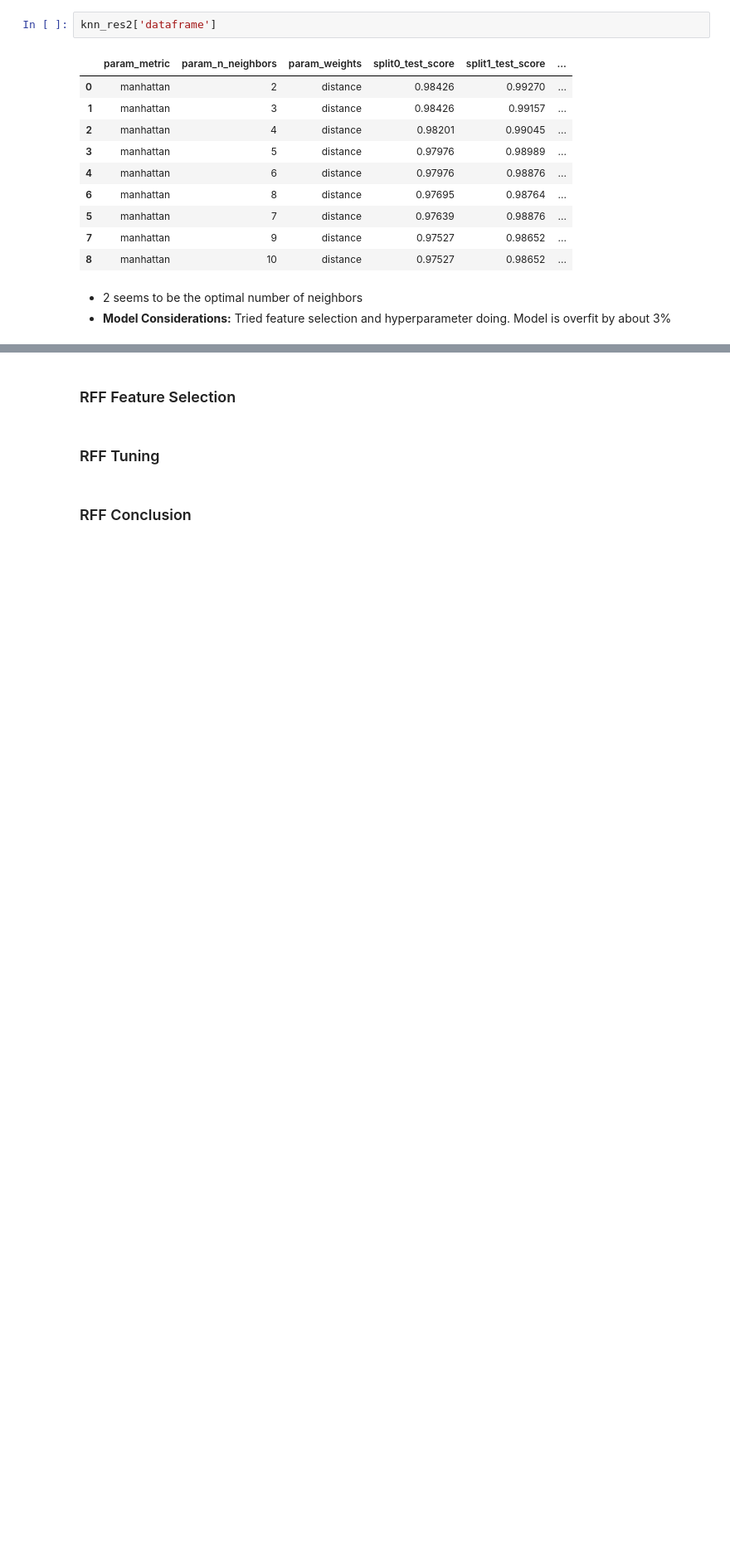
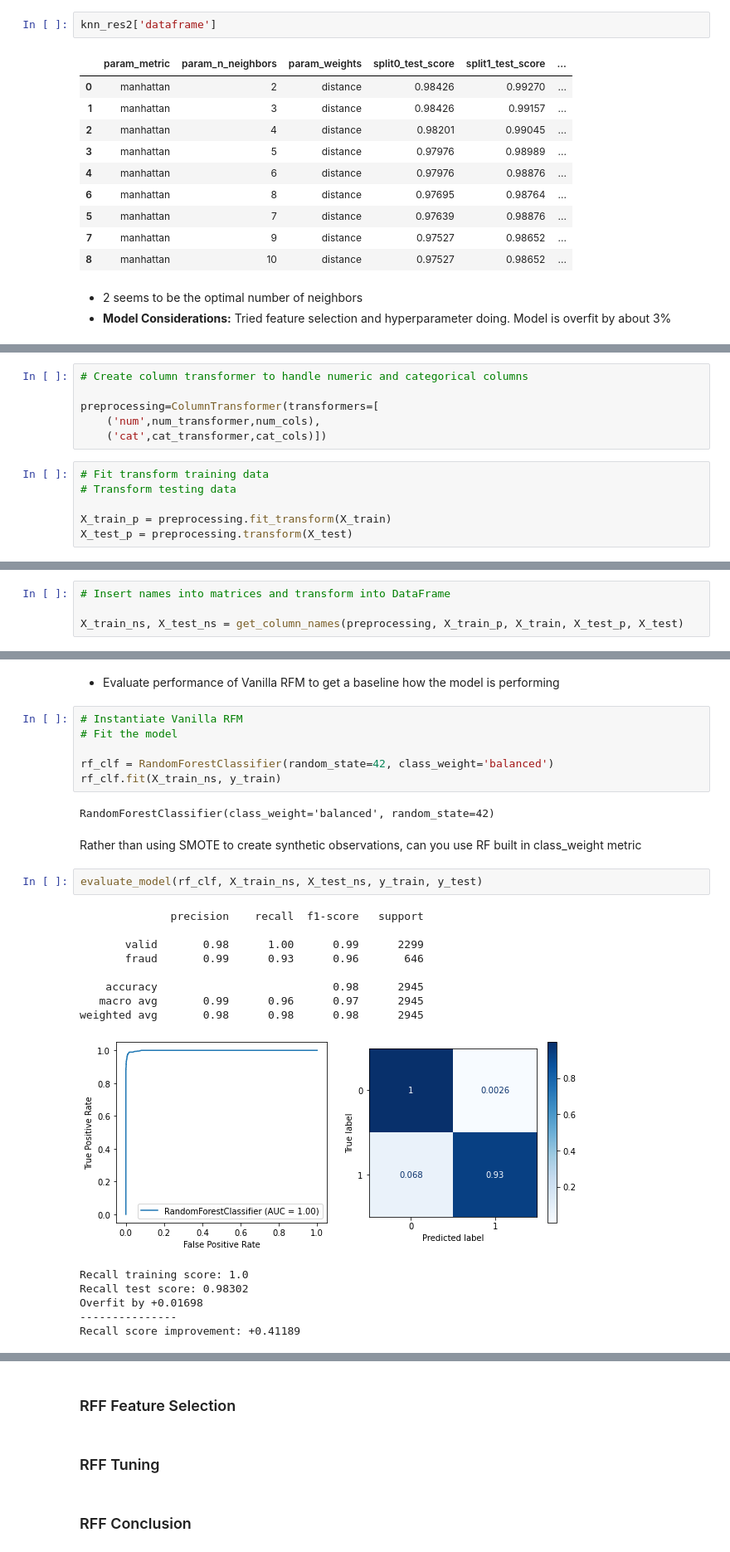
Before and after one commit to kuninethan95/OSEMN, a Jupyter notebook: index_OSEMN.ipynb, the cells around one changed output, grey strips where cells are left out. Shown at 83% size. Cells and saved outputs as stored; diff of their text form; blank space fills up the shorter version.

```diff
--- a/index_OSEMN.ipynb
+++ b/index_OSEMN.ipynb
@@ -1555,0 +1605,12 @@ knn_res2['dataframe']
+# %%
+# Create column transformer to handle numeric and categorical columns
+
+preprocessing=ColumnTransformer(transformers=[
+    ('num',num_transformer,num_cols),
+    ('cat',cat_transformer,cat_cols)])
+# %%
+# Fit transform training data
+# Transform testing data
+
+X_train_p = preprocessing.fit_transform(X_train)
+X_test_p = preprocessing.transform(X_test)
@@ -1555,0 +1630,4 @@ knn_res2['dataframe']
+# %%
+# Insert names into matrices and transform into DataFrame
+
+X_train_ns, X_test_ns = get_column_names(preprocessing, X_train_p, X_train, X_test_p, X_test)
@@ -1557,0 +1658,29 @@ knn_res2['dataframe']
+# %% [markdown]
+- Evaluate performance of Vanilla RFM to get a baseline how the model is performing
+# %%
+# Instantiate Vanilla RFM
+# Fit the model
+
+rf_clf = RandomForestClassifier(random_state=42, class_weight='balanced')
+rf_clf.fit(X_train_ns, y_train)
+# %% [output]
+RandomForestClassifier(class_weight='balanced', random_state=42)
+# %% [markdown]
+Rather than using SMOTE to create synthetic observations, can you use RF built in class_weight metric
+# %%
+evaluate_model(rf_clf, X_train_ns, X_test_ns, y_train, y_test)
+# %% [output]
+              precision    recall  f1-score   support
+
+       valid       0.98      1.00      0.99      2299
+       fraud       0.99      0.93      0.96       646
+
+    accuracy                           0.98      2945
+   macro avg       0.99      0.96      0.97      2945
+weighted avg       0.98      0.98      0.98      2945
+[figure, added]
+Recall training score: 1.0
+Recall test score: 0.98302
+Overfit by +0.01698
+---------------
+Recall score improvement: +0.41189
```
Also changed, not shown: parts of 15 cells of this notebook.
